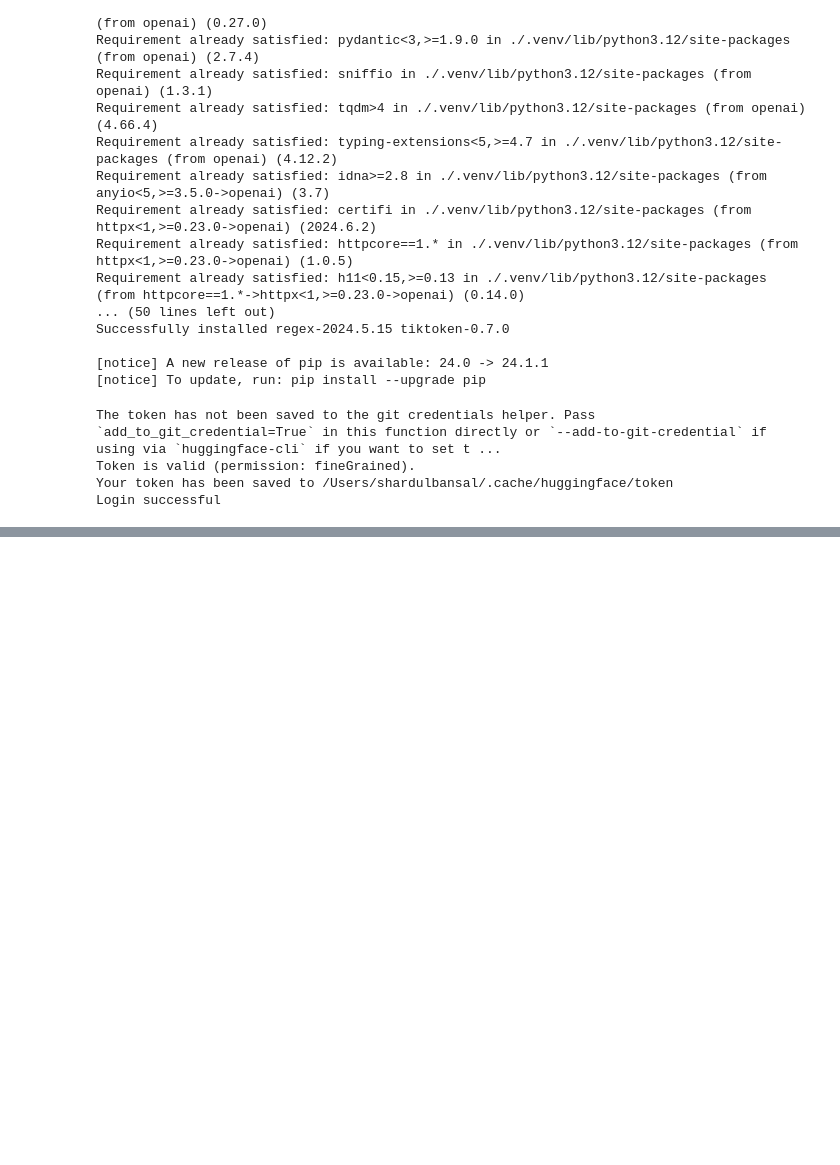
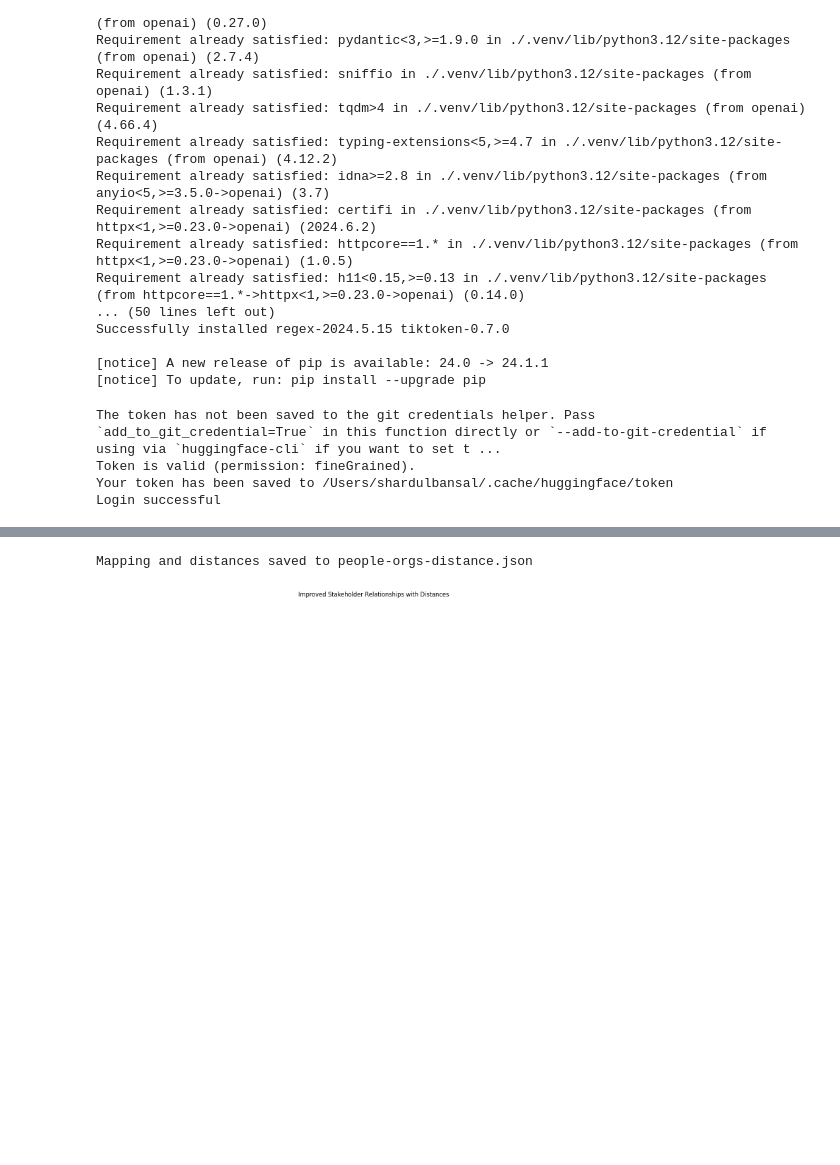
Before and after one commit to bansal19/daylight-data, a Jupyter notebook: Daylight_create_db.ipynb, the cells around one changed output, grey strips where cells are left out. Cells and saved outputs as stored; diff of their text form; code cells hidden in the pictures; blank space fills up the shorter version.

```diff
--- a/Daylight_create_db.ipynb
+++ b/Daylight_create_db.ipynb
@@ -165,0 +178,74 @@ Error occurred while parsing document 1 : Unterminated string starting at: line
+# %%
+import json
+import random
+
+def assign_people_to_organizations_with_distances(json_path, output_path):
+    # Load the JSON data from the file
+    with open(json_path, 'r') as file:
+        data = json.load(file)
+
+    # List of organizations and people
+    organizations = []
+    people = []
+
+    # Extract organizations
+    for page in data:
+        if page.get("extractedData", {}).get("Organization"):
+            organizations.extend([org["name"] for org in page["extractedData"]["Organization"]])
+
+    # Extract people
+    for page in data:
+        if page.get("extractedData", {}).get("Persons"):
+            people.extend([person["name"] for person in page["extractedData"]["Persons"]])
+
+    # Removing duplicates
+    organizations = list(set(organizations))
+    people = list(set(people))
+
+    # Randomly assign each person to an organization and assign random distances
+    organization_distances = {org: random.randint(1, 5) for org in organizations}
+    person_to_org = {person: random.choice(list(organization_distances.items())) for person in people}
+
+    # Save the mapping and distances to a JSON file
+    final_output = {
+        'persons_to_organizations': person_to_org,
+        'organization_distances': organization_distances
+    }
+    with open(output_path, 'w') as file:
+        json.dump(final_output, file, indent=4)
+
+    print(f"Mapping and distances saved to {output_path}")
+
+# Example usage
+json_path = 'project_doc_1_v0.1.json'  # Path to your input JSON file
+output_path = 'people-orgs-distance.json'  # Path to save the output JSON file
+assign_people_to_organizations_with_distances(json_path, output_path)
+# %% [output]
+Mapping and distances saved to people-orgs-distance.json
+# %%
+import networkx as nx
+import matplotlib.pyplot as plt
+
+# Create a directed graph
+G = nx.DiGraph()
+
+# Assuming your data loading code here
+
+# Adjust node positions using the Kamada-Kawai layout for better spacing
+pos = nx.kamada_kawai_layout(G)
+
+# Draw the graph
+plt.figure(figsize=(20, 20))  # Increase figure size
+nx.draw_networkx_nodes(G, pos, node_size=[len(list(G.neighbors(n))) * 100 for n in G], node_color='skyblue', alpha=0.6)
+nx.draw_networkx_labels(G, pos, font_size=8)
+nx.draw_networkx_edges(G, pos, edge_color='gray', alpha=0.5)
+
+# Add edge labels
+edge_labels = nx.get_edge_attributes(G, 'weight')
+nx.draw_networkx_edge_labels(G, pos, edge_labels=edge_labels, font_color='red')
+
+plt.title('Improved Stakeholder Relationships with Distances')
+plt.axis('off')  # Turn off the axis
+plt.show()
+# %% [output]
+[figure, added]
```
Also changed, not shown: parts of 7 cells of this notebook, 17 other files.
